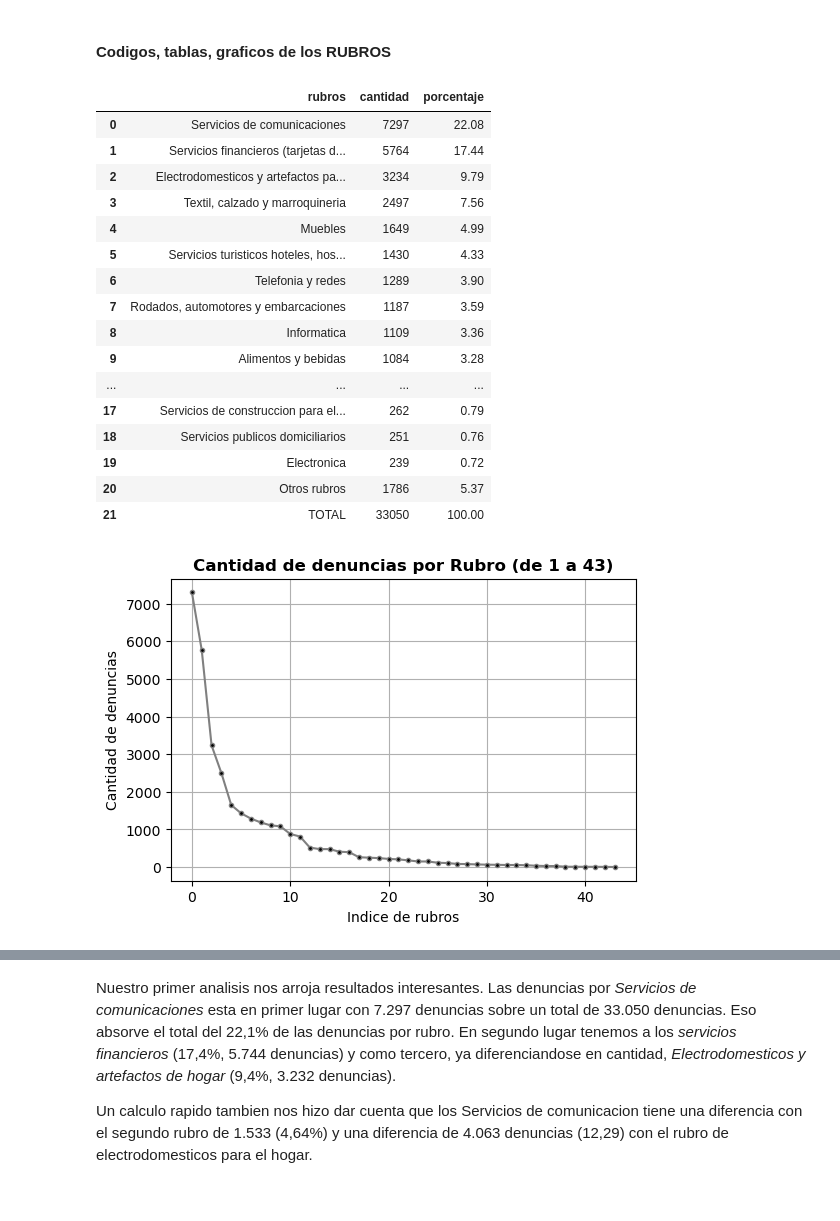
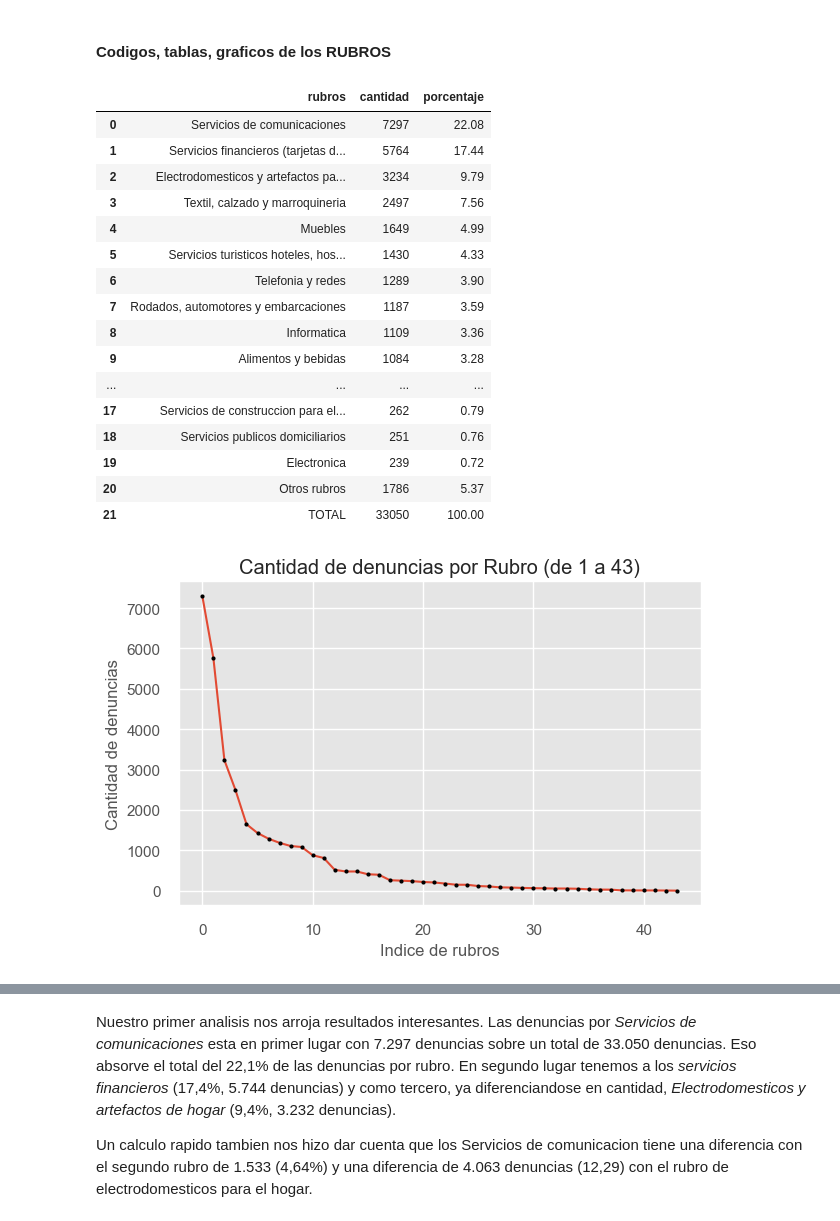
Before and after one commit to romenter/analisis-denuncias-sc, a Jupyter notebook: main.ipynb, the cells around one changed output, grey strips where cells are left out. Drawn from its saved outputs; the diff is of its cells as text; code cells hidden in the pictures.

```diff
--- a/main.ipynb
+++ b/main.ipynb
@@ -31,6 +31,8 @@ import pandas as pd
 import numpy as np
 import seaborn as sns
 import matplotlib.pyplot as plt
+
+plt.style.use ('ggplot')
 # %% [markdown]
 En nuestra tabla principal tenemos los siguientes conceptos: **denuncias_id, fecha, comuna, motivo_denuncia, rubro**
 
@@ -210,38 +212,39 @@ rubros_top20_total = rubros_top20.append(
 # Grafico 1: visualizacion
 fig, ax = plt.subplots(1,1,figsize=(6,4), dpi=100)
 
-ax.plot(rubros_cantidad.index, rubros_cantidad.cantidad,color='gray', marker='.', markerfacecolor='black')
+
+ax.plot(rubros_cantidad.index, rubros_cantidad.cantidad, marker='.', markerfacecolor='black')
 ax.grid('g-.')
 
 #Textos
 ax.set_xlabel('Indice de rubros')
 ax.set_ylabel('Cantidad de denuncias')
 
 #Subtitulo
-ax.set_title('Cantidad de denuncias por Rubro (de 1 a 43)', weight=1000, fontsize=12)
+ax.set_title('Cantidad de denuncias por Rubro (de 1 a 43)')
 
 # plt.hist(data, bins=50)
 
 rubros_top20_total
 # %% [output]
 |  | rubros | cantidad | porcentaje |
 | 0 | Servicios de comunicaciones | 7297 | 22.08 |
 | 1 | Servicios financieros (tarjetas d... | 5764 | 17.44 |
 | 2 | Electrodomesticos y artefactos pa... | 3234 | 9.79 |
 | 3 | Textil, calzado y marroquineria | 2497 | 7.56 |
 | 4 | Muebles | 1649 | 4.99 |
 | 5 | Servicios turisticos hoteles, hos... | 1430 | 4.33 |
 | 6 | Telefonia y redes | 1289 | 3.90 |
 | 7 | Rodados, automotores y embarcaciones | 1187 | 3.59 |
 | 8 | Informatica | 1109 | 3.36 |
 | 9 | Alimentos y bebidas | 1084 | 3.28 |
 | ... | ... | ... | ... |
 | 17 | Servicios de construccion para el... | 262 | 0.79 |
 | 18 | Servicios publicos domiciliarios | 251 | 0.76 |
 | 19 | Electronica | 239 | 0.72 |
 | 20 | Otros rubros | 1786 | 5.37 |
 | 21 | TOTAL | 33050 | 100.00 |
-[figure, old version]
+[figure, new version]
 # %%
 # --------------- Grafico de torta de los 4 rubros mas relevantes ------------------------
 
```
Also changed, not shown: parts of 15 cells of this notebook.
